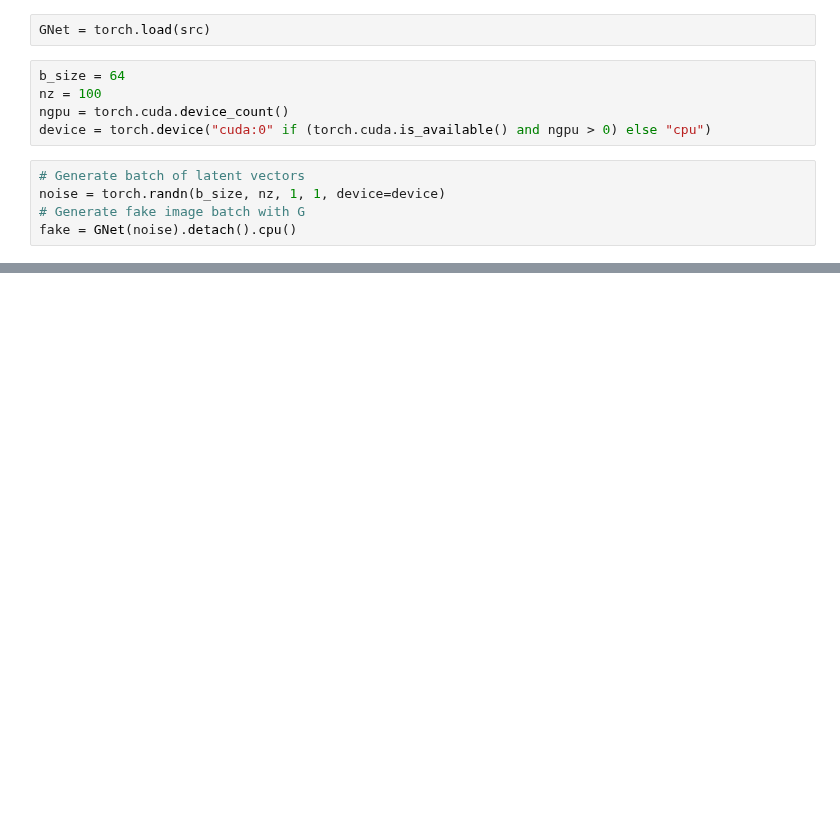
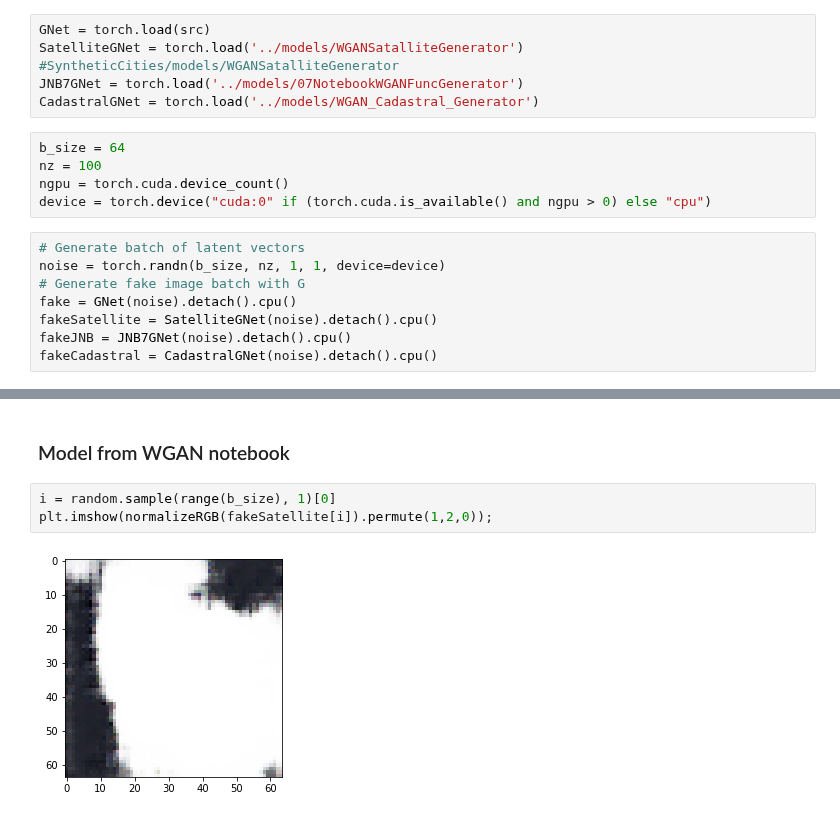
Before and after one commit to neithangurthang/SyntheticCities, a Jupyter notebook: notebooks/05 FakeCityGenerator.ipynb, the cells around one changed output, grey strips where cells are left out. Saved outputs shown, nothing was run; the diff lists cells and outputs as text; blank space fills up the shorter version.

```diff
--- a/notebooks/05 FakeCityGenerator.ipynb
+++ b/notebooks/05 FakeCityGenerator.ipynb
@@ -68,5 +70,8 @@ from Generator import OptGen
 # %%
 GNet = torch.load(src)
+SatelliteGNet = torch.load('../models/WGANSatalliteGenerator') #SyntheticCities/models/WGANSatalliteGenerator
+JNB7GNet = torch.load('../models/07NotebookWGANFuncGenerator')
+CadastralGNet = torch.load('../models/WGAN_Cadastral_Generator')
 # %%
 b_size = 64
 nz = 100
@@ -77,3 +82,6 @@ device = torch.device("cuda:0" if (torch.cuda.is_available() and ngpu > 0) else
 noise = torch.randn(b_size, nz, 1, 1, device=device)
 # Generate fake image batch with G
 fake = GNet(noise).detach().cpu()
+fakeSatellite = SatelliteGNet(noise).detach().cpu()
+fakeJNB = JNB7GNet(noise).detach().cpu()
+fakeCadastral = CadastralGNet(noise).detach().cpu()
@@ -106,0 +95,7 @@ save_image(fake[i][0], 'img1.png')
+# %% [markdown]
+### Model from WGAN notebook
+# %%
+i = random.sample(range(b_size), 1)[0]
+plt.imshow(normalizeRGB(fakeSatellite[i]).permute(1,2,0));
+# %% [output]
+[figure, added]
```
Also changed, not shown: parts of 23 cells of this notebook, 12 other files.
